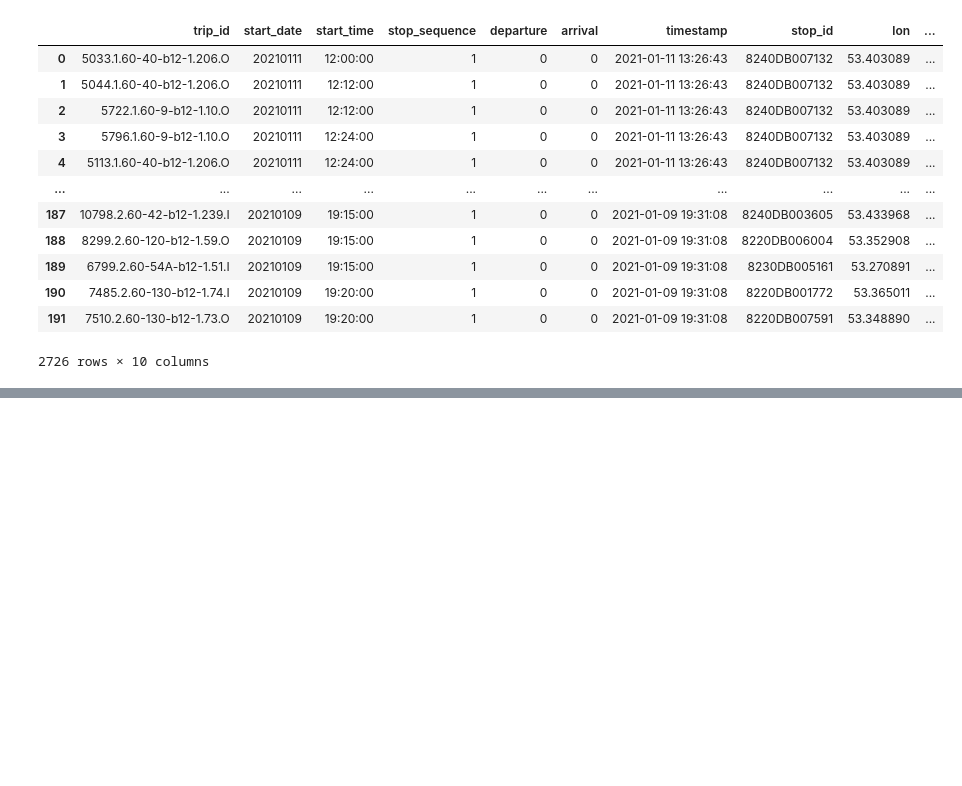
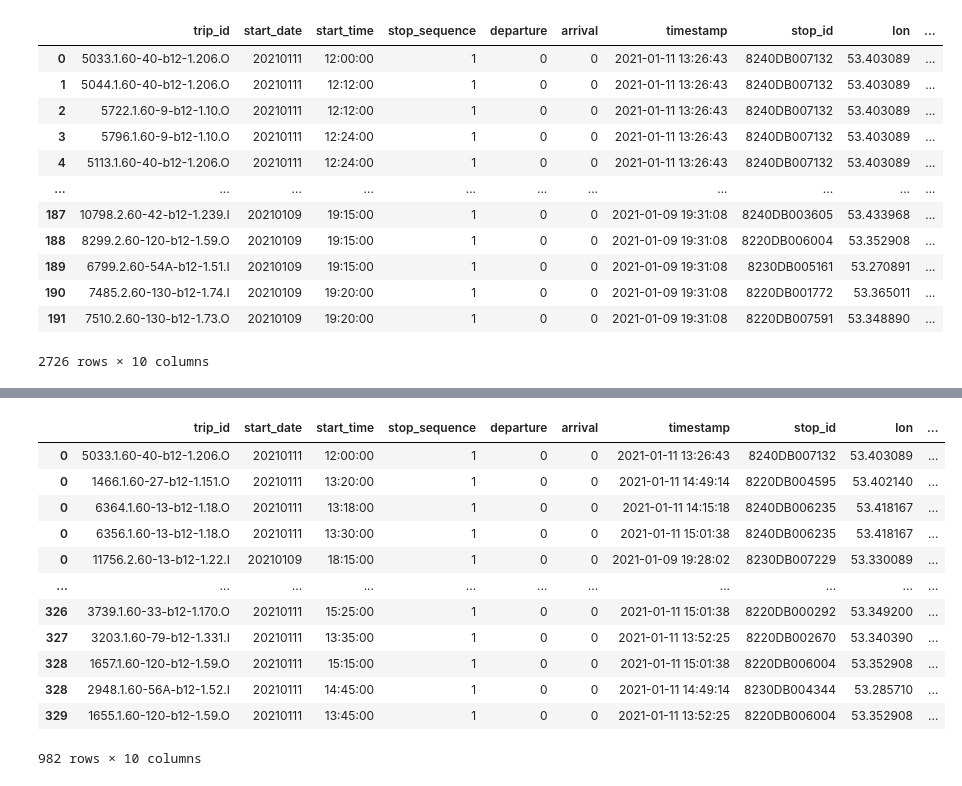
Before and after one commit to Drakodav/backend_d-dub, a Jupyter notebook: ml/processing/gtfs_process.ipynb, the cells around one changed output, grey strips where cells are left out. Cells and saved outputs as stored; diff of their text form; code cells hidden in the pictures; blank space fills up the shorter version.

```diff
--- a/ml/processing/gtfs_process.ipynb
+++ b/ml/processing/gtfs_process.ipynb
@@ -500,0 +524,20 @@ gtfsr_df[gtfsr_df['start_time'] == '18:24:00']
+# %%
+import dask.dataframe as dd
+import pandas as pd
+
+df = dd.from_pandas(gtfsr_df, npartitions=1)
+df.drop_duplicates(columns[:6]).compute()
+# %% [output]
+|  | trip_id | start_date | start_time | stop_sequence | departure | arrival | timestamp | stop_id | lon | ... |
+| 0 | 5033.1.60-40-b12-1.206.O | 20210111 | 12:00:00 | 1 | 0 | 0 | 2021-01-11 13:26:43 | 8240DB007132 | 53.403089 | ... |
+| 0 | 1466.1.60-27-b12-1.151.O | 20210111 | 13:20:00 | 1 | 0 | 0 | 2021-01-11 14:49:14 | 8220DB004595 | 53.402140 | ... |
+| 0 | 6364.1.60-13-b12-1.18.O | 20210111 | 13:18:00 | 1 | 0 | 0 | 2021-01-11 14:15:18 | 8240DB006235 | 53.418167 | ... |
+| 0 | 6356.1.60-13-b12-1.18.O | 20210111 | 13:30:00 | 1 | 0 | 0 | 2021-01-11 15:01:38 | 8240DB006235 | 53.418167 | ... |
+| 0 | 11756.2.60-13-b12-1.22.I | 20210109 | 18:15:00 | 1 | 0 | 0 | 2021-01-09 19:28:02 | 8230DB007229 | 53.330089 | ... |
+| ... | ... | ... | ... | ... | ... | ... | ... | ... | ... | ... |
+| 326 | 3739.1.60-33-b12-1.170.O | 20210111 | 15:25:00 | 1 | 0 | 0 | 2021-01-11 15:01:38 | 8220DB000292 | 53.349200 | ... |
+| 327 | 3203.1.60-79-b12-1.331.I | 20210111 | 13:35:00 | 1 | 0 | 0 | 2021-01-11 13:52:25 | 8220DB002670 | 53.340390 | ... |
+| 328 | 1657.1.60-120-b12-1.59.O | 20210111 | 15:15:00 | 1 | 0 | 0 | 2021-01-11 15:01:38 | 8220DB006004 | 53.352908 | ... |
+| 328 | 2948.1.60-56A-b12-1.52.I | 20210111 | 14:45:00 | 1 | 0 | 0 | 2021-01-11 14:49:14 | 8230DB004344 | 53.285710 | ... |
+| 329 | 1655.1.60-120-b12-1.59.O | 20210111 | 13:45:00 | 1 | 0 | 0 | 2021-01-11 13:52:25 | 8220DB006004 | 53.352908 | ... |
+982 rows × 10 columns
```
Also changed, not shown: parts of 6 cells of this notebook, 1 other file.
